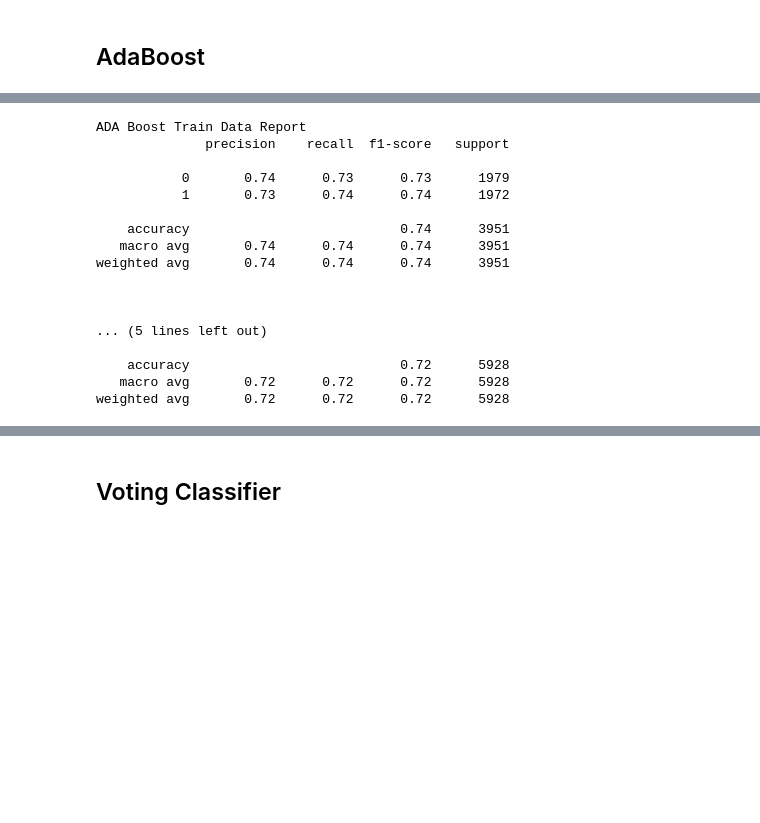
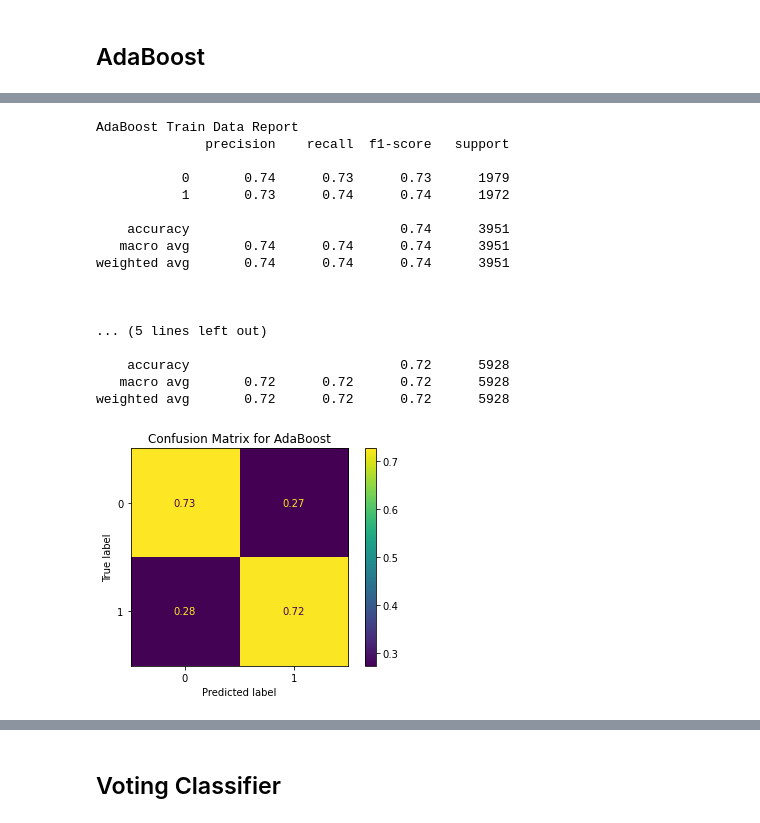
Before and after one commit to maxcollins1999/LOL-Data-Analysis, a Jupyter notebook: STAT2004 Assignment.ipynb, the cells around one changed output, grey strips where cells are left out. Drawn from its saved outputs; the diff is of its cells as text; code cells hidden in the pictures; blank space fills up the shorter version.

```diff
--- a/STAT2004 Assignment.ipynb
+++ b/STAT2004 Assignment.ipynb
@@ -621,14 +626,14 @@ Fitting 3 folds for each of 3 candidates, totalling 9 fits
 Optimal Paramaters: {'AD__n_estimators': 50}
 # %%
 print('\n')
-print('ADA Boost Train Data Report')
+print('AdaBoost Train Data Report')
 print(classification_report(y_pred = cad.predict(x_train), y_true = y_train))
 
 print('\n')
-print('ADA Boost Test Data Report')
+print('AdaBoost Test Data Report')
 print(classification_report(y_pred = cad.predict(x_test), y_true = y_test))
 # %% [output]
-ADA Boost Train Data Report
+AdaBoost Train Data Report
               precision    recall  f1-score   support
 
            0       0.74      0.73      0.73      1979
@@ -645,3 +650,10 @@ weighted avg       0.74      0.74      0.74      3951
     accuracy                           0.72      5928
    macro avg       0.72      0.72      0.72      5928
 weighted avg       0.72      0.72      0.72      5928
+# %%
+plot_confusion_matrix(cad, x_test, y_test, normalize='true')
+plt.title('Confusion Matrix for AdaBoost')
+plt.savefig('Figures/ABCM')
+plt.show()
+# %% [output]
+[figure, added]
```
Also changed, not shown: parts of 16 cells of this notebook, 17 other files.
